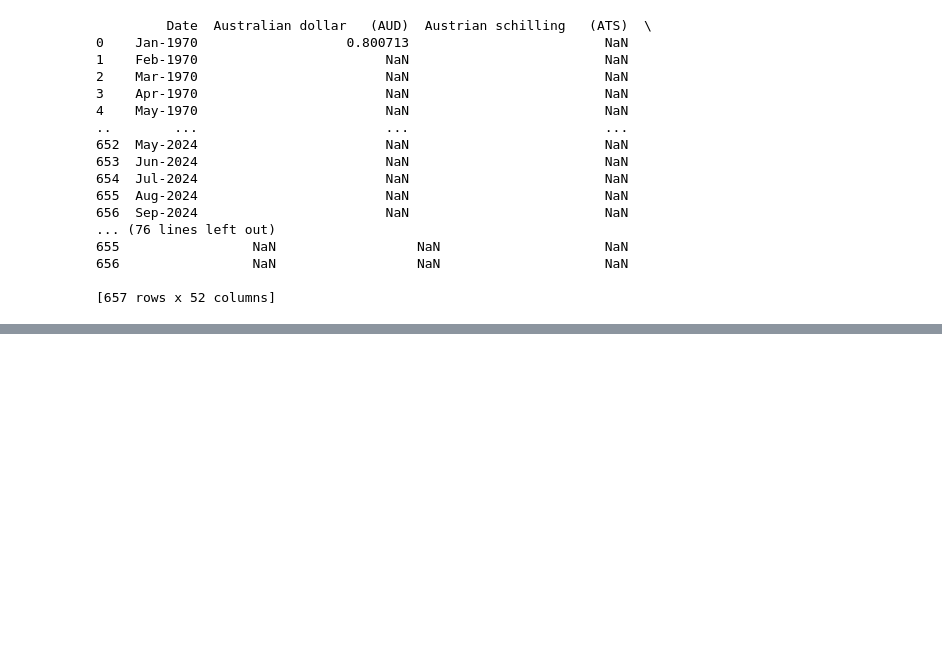
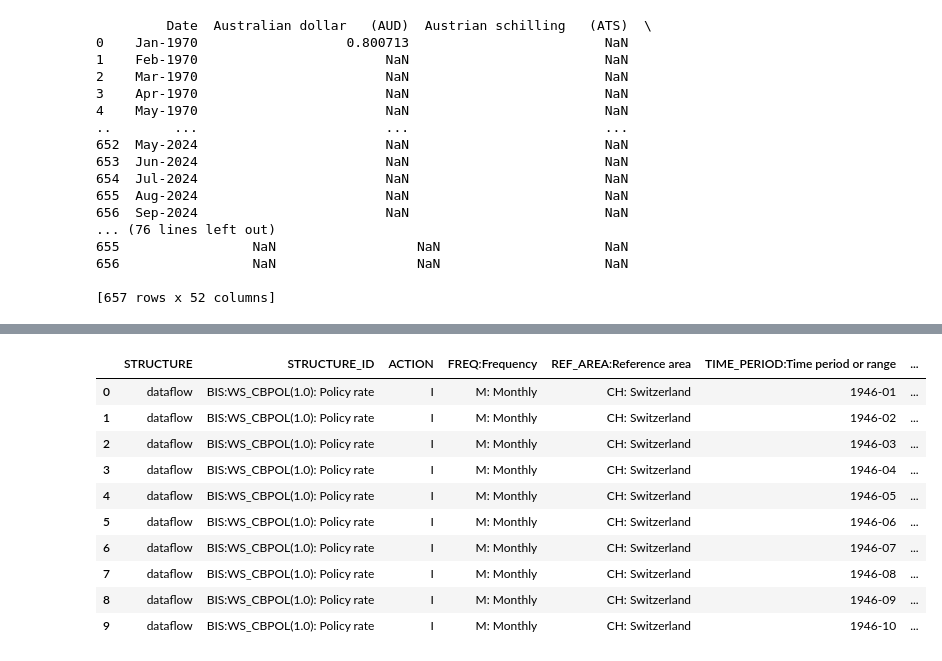
Before and after one commit to FleetHalf/Aditya-Thesis, a Jupyter notebook: Foreign Exchange.ipynb, the cells around one changed output, grey strips where cells are left out. Saved outputs shown, nothing was run; the diff lists cells and outputs as text; code cells hidden in the pictures; blank space fills up the shorter version.

```diff
--- a/Foreign Exchange.ipynb
+++ b/Foreign Exchange.ipynb
@@ -175,0 +224,16 @@ print(monthly_avg)
+# %%
+import pandas as pd
+interest_data = pd.read_excel("C:\\Users\\AdityaTheEmp\\Desktop\\Cornell\\Data for the thesis\\BIS monthly data excel.xlsx")
+interest_data.head(10)
+# %% [output]
+|  | STRUCTURE | STRUCTURE_ID | ACTION | FREQ:Frequency | REF_AREA:Reference area | TIME_PERIOD:Time period or range | ... |
+| 0 | dataflow | BIS:WS_CBPOL(1.0): Policy rate | I | M: Monthly | CH: Switzerland | 1946-01 | ... |
+| 1 | dataflow | BIS:WS_CBPOL(1.0): Policy rate | I | M: Monthly | CH: Switzerland | 1946-02 | ... |
+| 2 | dataflow | BIS:WS_CBPOL(1.0): Policy rate | I | M: Monthly | CH: Switzerland | 1946-03 | ... |
+| 3 | dataflow | BIS:WS_CBPOL(1.0): Policy rate | I | M: Monthly | CH: Switzerland | 1946-04 | ... |
+| 4 | dataflow | BIS:WS_CBPOL(1.0): Policy rate | I | M: Monthly | CH: Switzerland | 1946-05 | ... |
+| 5 | dataflow | BIS:WS_CBPOL(1.0): Policy rate | I | M: Monthly | CH: Switzerland | 1946-06 | ... |
+| 6 | dataflow | BIS:WS_CBPOL(1.0): Policy rate | I | M: Monthly | CH: Switzerland | 1946-07 | ... |
+| 7 | dataflow | BIS:WS_CBPOL(1.0): Policy rate | I | M: Monthly | CH: Switzerland | 1946-08 | ... |
+| 8 | dataflow | BIS:WS_CBPOL(1.0): Policy rate | I | M: Monthly | CH: Switzerland | 1946-09 | ... |
+| 9 | dataflow | BIS:WS_CBPOL(1.0): Policy rate | I | M: Monthly | CH: Switzerland | 1946-10 | ... |
```
Also changed, not shown: parts of 10 cells of this notebook, 2 other files.
